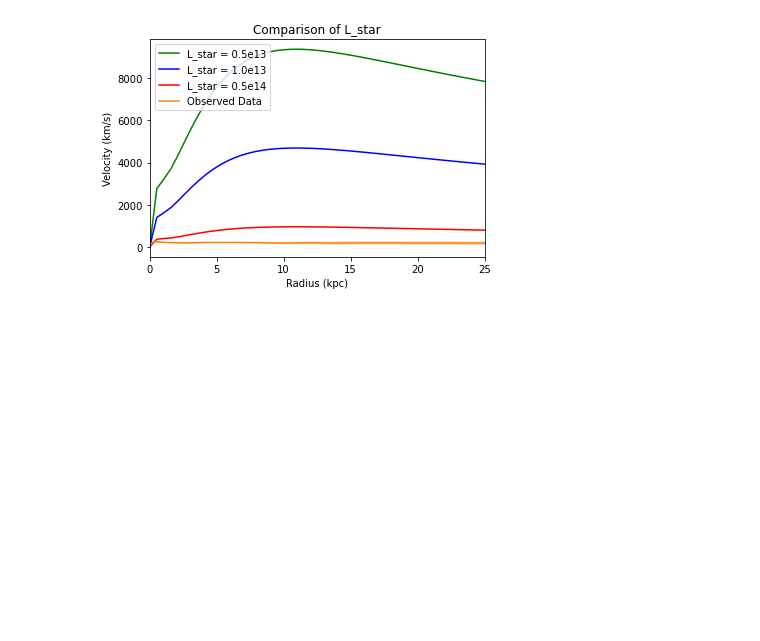
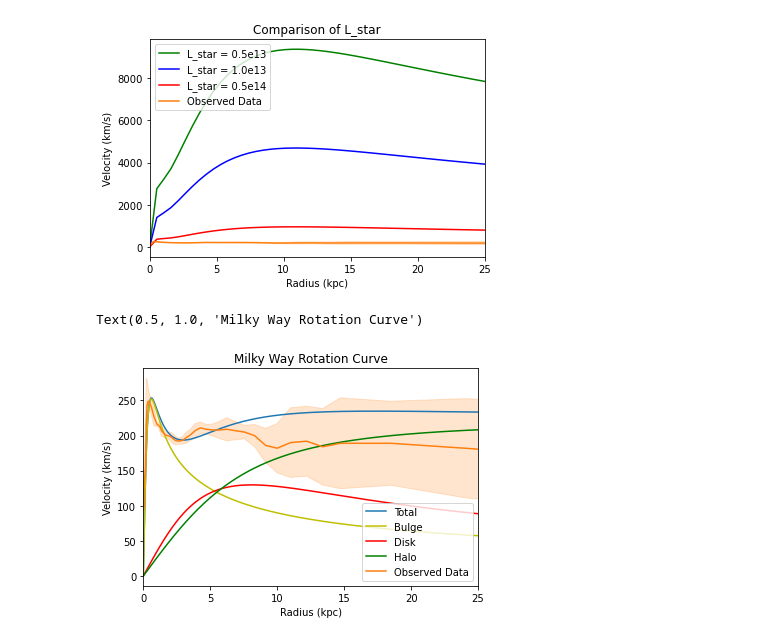
Before and after one commit to tescala2/senior-thesis, a Jupyter notebook: GalRot2.ipynb, the cells around one changed output. Drawn from its saved outputs; the diff is of its cells as text; code cells hidden in the pictures; blank space fills up the shorter version.

```diff
--- a/GalRot2.ipynb
+++ b/GalRot2.ipynb
@@ -159,3 +159,79 @@ plt.title('Comparison of L_star')
 # %% [output]
 Text(0.5, 1.0, 'Comparison of L_star')
 [figure]
+# %%
+# Flynn Model for Chapter 4
+
+M_Sun = 2*10**30
+G = 6.67*10**(-11)
+R = 0.8*10**21
+M_b1 = 3.0*10**9*M_Sun
+M_b2 = 1.6*10**10*M_Sun
+M_d1 = 6.6*10**10*M_Sun
+M_d2 = -2.9*10**10*M_Sun
+M_d3 = 3.3*10**9*M_Sun
+r_b1 = 2.7*3.086*10**19
+r_b2 = 0.42*3.086*10**19
+b = 0.3*3.086*10**19
+a1 = 5.81*3.086*10**19
+a2 = 17.43*3.086*10**19
+a3 = 34.86*3.086*10**19
+r0 = 8.5*3.086*10**19
+Vh = 220*10**3
+
+v_vals_total = []
+v_vals_eq_b = []
+v_vals_eq_d = []
+v_vals_eq_h = []
+
+for i in np.linspace(0,R,num=1000):
+
+    eq_b1 = (G*M_b1*i**2)/((i**2+r_b1**2)**(3/2))
+    eq_b2 = (G*M_b2*i**2)/((i**2+r_b2**2)**(3/2))
+    eq_d1 = (G*M_d1*i**2)/((i**2+(a1+b)**2)**(3/2))
+    eq_d2 = (G*M_d2*i**2)/((i**2+(a2+b)**2)**(3/2))
+    eq_d3 = (G*M_d3*i**2)/((i**2+(a3+b)**2)**(3/2))
+    eq_h = (Vh**2*i**2)/(i**2+r0**2)
+
+
+    v_total = (eq_b1+eq_b2+eq_d1+eq_d2+eq_d3+eq_h)**(1/2)
+    v_total /= 1000
+    v_vals_total.append(v_total)
+
+    v_eq_b = (eq_b1+eq_b2)**(1/2)
+    v_eq_b /= 1000
+    v_vals_eq_b.append(v_eq_b)
+
+    v_eq_d = (eq_d1+eq_d2+eq_d3)**(1/2)
+    v_eq_d /= 1000
+    v_vals_eq_d.append(v_eq_d)
+
+    v_eq_h = (eq_h)**(1/2)
+    v_eq_h /= 1000
+    v_vals_eq_h.append(v_eq_h)
+
+# Reads data from csv file and converts to numpy array
+V_km_s_up = []
+V_km_s_down = []
+
+for i in range(len(V_Err)):
+    up = V_km_s[i] + V_Err[i]
+    V_km_s_up.append(up)
+    down = V_km_s[i] - V_Err[i]
+    V_km_s_down.append(down)
+
+plt.plot(np.linspace(0,R,num=1000)/(3.086*10**19),v_vals_total, label='Total')
+plt.plot(np.linspace(0,R,num=1000)/(3.086*10**19),v_vals_eq_b, 'y-', label='Bulge')
+plt.plot(np.linspace(0,R,num=1000)/(3.086*10**19),v_vals_eq_d, 'r-', label='Disk')
+plt.plot(np.linspace(0,R,num=1000)/(3.086*10**19),v_vals_eq_h, 'g-', label='Halo')
+
+plt.plot(R_kpc, V_km_s, color='C1', label='Observed Data')
+plt.fill_between(R_kpc, V_km_s_up, V_km_s_down, color='C1', alpha=0.2)
+plt.xlabel('Radius (kpc)')
+plt.ylabel('Velocity (km/s)')
+plt.xlim([0, 25])
+plt.legend(loc=4)
+plt.title('Milky Way Rotation Curve')
+# %% [output]
+Text(0.5, 1.0, 'Milky Way Rotation Curve')
+[figure, added]
```
